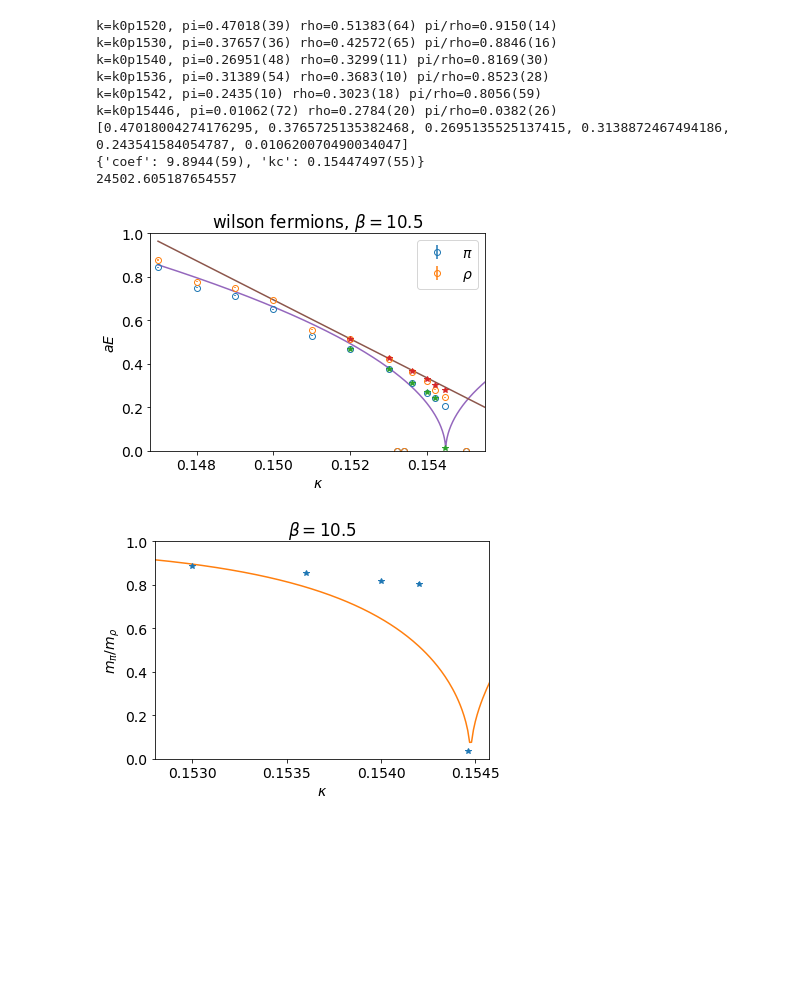
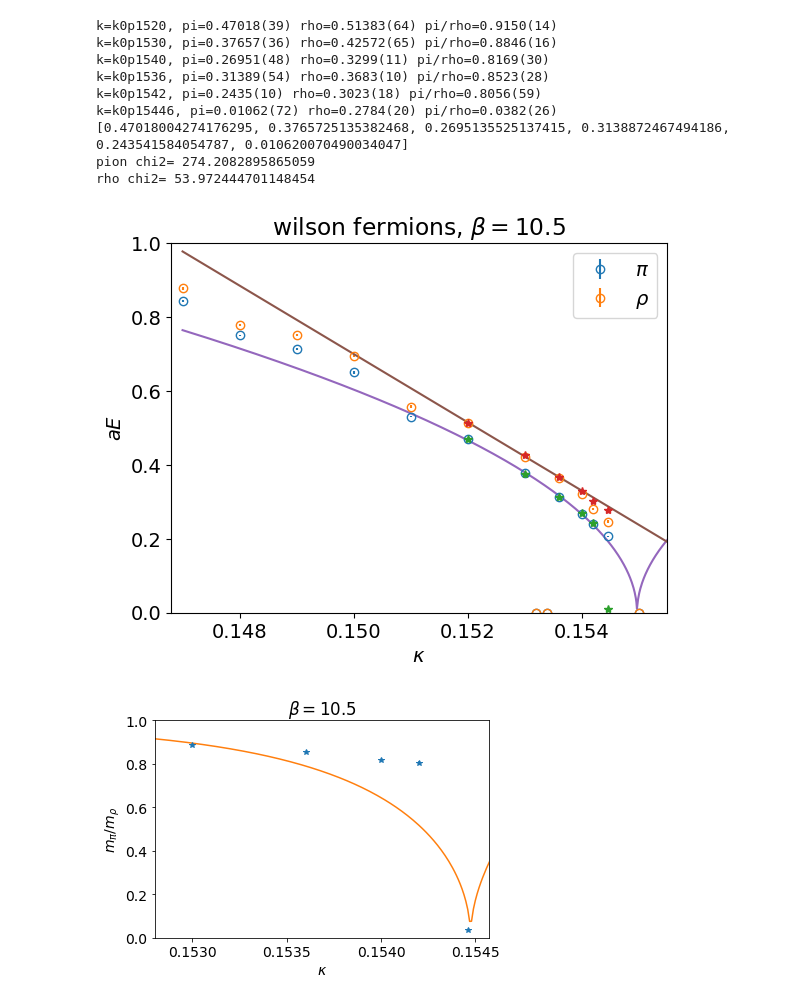
Before and after one commit to chrisculver/su4_hmc_analysis, a Jupyter notebook: EnsembleTrajectory/plotting.ipynb, the cells around one changed output. Cells and saved outputs as stored; diff of their text form; code cells hidden in the pictures; blank space fills up the shorter version.

```diff
--- a/EnsembleTrajectory/plotting.ipynb
+++ b/EnsembleTrajectory/plotting.ipynb
@@ -65,40 +65,42 @@ fitKappas=np.array([float(k.replace("p",".").replace("k","")) for k in kappas])
 reorder=[0,1,3,2,4,5]
 fitPionVals=np.array([pionvals[i] for i in reorder])
 fitPionErrs=np.diagflat([pionerrs[i]**2 for i in reorder])
 fitY=gv.gvar(fitPionVals,fitPionErrs)
-fit = lsqfit.nonlinear_fit(data=(fitKappas,fitY),
+fit = lsqfit.nonlinear_fit(data=(fitKappas[0:5],fitY[0:5]),
                      fcn=mpi_traj, p0={'coef': 1, 'kc': 0.170})
 
 
 
-print(fit.p)
-print(fit.chi2)
+#print(fit.p)
+print("pion chi2=",fit.chi2)
 
 fitRhoVals=np.array([rhovals[i] for i in reorder])
 fitRhoErrs=np.diagflat([rhoerrs[i]**2 for i in reorder])
 
 fitY=gv.gvar(fitRhoVals,fitRhoErrs)
 
-fit2=lsqfit.nonlinear_fit(data=(fitKappas[0:3],fitY[0:3]),
+fit2=lsqfit.nonlinear_fit(data=(fitKappas[0:5],fitY[0:5]),
                      fcn=mrho_traj, p0={'coef': 1, 'kc': 0.1550})
+
+print("rho chi2=",fit2.chi2)
 
 chiralKappas=[k for k in np.arange(0.147,0.16,0.00001)]
 plt.plot(chiralKappas, [fit.p['coef'].mean*np.sqrt(np.abs(fit.p['kc'].mean-k)) for k in chiralKappas])
 plt.plot(chiralKappas, [fit2.p['coef'].mean*np.abs(k-fit2.p['kc'].mean) for k in chiralKappas])
 
 #plt.show()
 plt.savefig("mass_trajectory_{}.png".format(beta), facecolor='white', transparent=False, dpi=1200)
 # %% [output]
 k=k0p1520, pi=0.47018(39) rho=0.51383(64) pi/rho=0.9150(14)
 k=k0p1530, pi=0.37657(36) rho=0.42572(65) pi/rho=0.8846(16)
 k=k0p1540, pi=0.26951(48) rho=0.3299(11) pi/rho=0.8169(30)
 k=k0p1536, pi=0.31389(54) rho=0.3683(10) pi/rho=0.8523(28)
 k=k0p1542, pi=0.2435(10) rho=0.3023(18) pi/rho=0.8056(59)
 k=k0p15446, pi=0.01062(72) rho=0.2784(20) pi/rho=0.0382(26)
 [0.47018004274176295, 0.3765725135382468, 0.2695135525137415, 0.3138872467494186, 0.243541584054787, 0.010620070490034047]
-{'coef': 9.8944(59), 'kc': 0.15447497(55)}
-24502.605187654557
+pion chi2= 274.2082895865059
+rho chi2= 53.972444701148454
-[figure, old version]
+[figure, new version]
 # %%
 plt.errorbar(xvals,pirhovals,pirhoerrs,linestyle="None",marker='*',label='fit')
 plt.plot(chiralKappas, [(fit.p['coef'].mean*np.sqrt(np.abs(fit.p['kc'].mean-k)))/(fit2.p['coef'].mean*np.abs(k-fit2.p['kc'].mean)) for k in chiralKappas])
```
Also changed, not shown: 2 other files.
